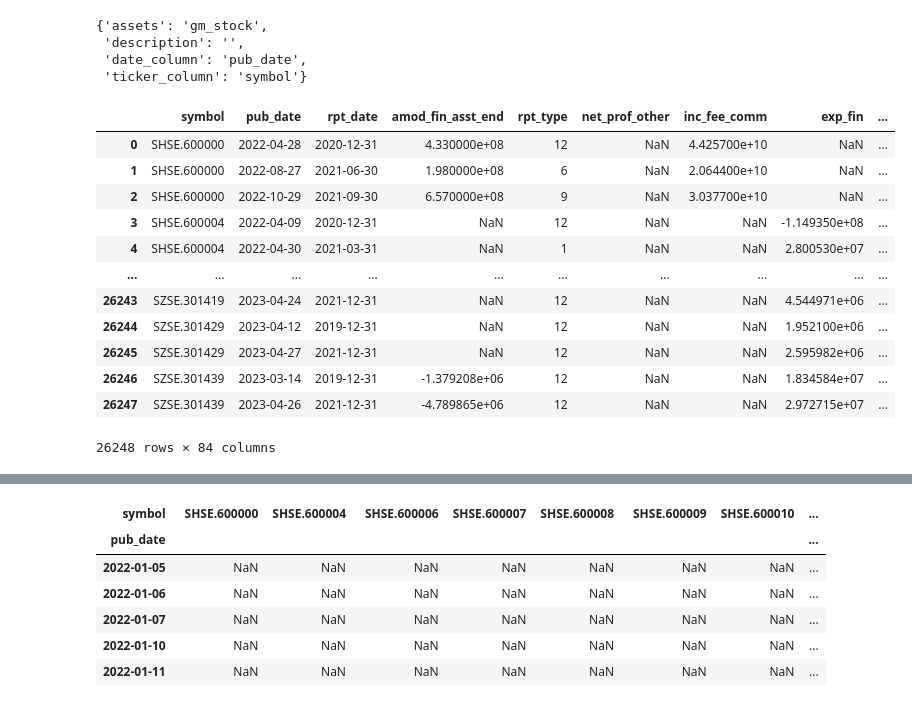
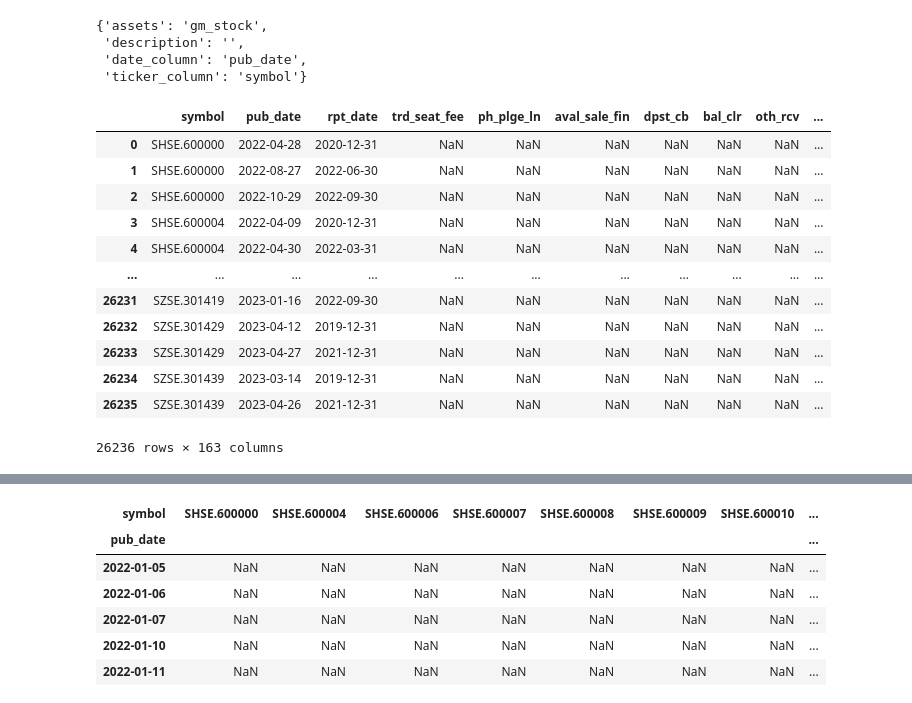
Before and after one commit to KangruiYuan/XQuant, a Jupyter notebook: ModuleTests/BaseTest.ipynb, the cells around one changed output, grey strips where cells are left out. Saved outputs shown, nothing was run; the diff lists cells and outputs as text; code cells hidden in the pictures.

```diff
--- a/ModuleTests/BaseTest.ipynb
+++ b/ModuleTests/BaseTest.ipynb
@@ -59,19 +38,19 @@ Config.datatables['fundamentals_balance']
  'date_column': 'pub_date',
  'ticker_column': 'symbol'}
 # %%
-df = DataAPI.get_data('fundamentals_income', begin='20220101')
+df = DataAPI.get_data('fundamentals_balance', begin='20220101')
 df
 # %% [output]
-|  | symbol | pub_date | rpt_date | amod_fin_asst_end | rpt_type | net_prof_other | inc_fee_comm | exp_fin | ... |
-| 0 | SHSE.600000 | 2022-04-28 | 2020-12-31 | 4.330000e+08 | 12 | NaN | 4.425700e+10 | NaN | ... |
-| 1 | SHSE.600000 | 2022-08-27 | 2021-06-30 | 1.980000e+08 | 6 | NaN | 2.064400e+10 | NaN | ... |
-| 2 | SHSE.600000 | 2022-10-29 | 2021-09-30 | 6.570000e+08 | 9 | NaN | 3.037700e+10 | NaN | ... |
-| 3 | SHSE.600004 | 2022-04-09 | 2020-12-31 | NaN | 12 | NaN | NaN | -1.149350e+08 | ... |
-| 4 | SHSE.600004 | 2022-04-30 | 2021-03-31 | NaN | 1 | NaN | NaN | 2.800530e+07 | ... |
-| ... | ... | ... | ... | ... | ... | ... | ... | ... | ... |
-| 26243 | SZSE.301419 | 2023-04-24 | 2021-12-31 | NaN | 12 | NaN | NaN | 4.544971e+06 | ... |
-| 26244 | SZSE.301429 | 2023-04-12 | 2019-12-31 | NaN | 12 | NaN | NaN | 1.952100e+06 | ... |
-| 26245 | SZSE.301429 | 2023-04-27 | 2021-12-31 | NaN | 12 | NaN | NaN | 2.595982e+06 | ... |
-| 26246 | SZSE.301439 | 2023-03-14 | 2019-12-31 | -1.379208e+06 | 12 | NaN | NaN | 1.834584e+07 | ... |
-| 26247 | SZSE.301439 | 2023-04-26 | 2021-12-31 | -4.789865e+06 | 12 | NaN | NaN | 2.972715e+07 | ... |
+|  | symbol | pub_date | rpt_date | trd_seat_fee | ph_plge_ln | aval_sale_fin | dpst_cb | bal_clr | oth_rcv | ... |
+| 0 | SHSE.600000 | 2022-04-28 | 2020-12-31 | NaN | NaN | NaN | NaN | NaN | NaN | ... |
+| 1 | SHSE.600000 | 2022-08-27 | 2022-06-30 | NaN | NaN | NaN | NaN | NaN | NaN | ... |
+| 2 | SHSE.600000 | 2022-10-29 | 2022-09-30 | NaN | NaN | NaN | NaN | NaN | NaN | ... |
+| 3 | SHSE.600004 | 2022-04-09 | 2020-12-31 | NaN | NaN | NaN | NaN | NaN | NaN | ... |
+| 4 | SHSE.600004 | 2022-04-30 | 2022-03-31 | NaN | NaN | NaN | NaN | NaN | NaN | ... |
+| ... | ... | ... | ... | ... | ... | ... | ... | ... | ... | ... |
+| 26231 | SZSE.301419 | 2023-01-16 | 2022-09-30 | NaN | NaN | NaN | NaN | NaN | NaN | ... |
+| 26232 | SZSE.301429 | 2023-04-12 | 2019-12-31 | NaN | NaN | NaN | NaN | NaN | NaN | ... |
+| 26233 | SZSE.301429 | 2023-04-27 | 2021-12-31 | NaN | NaN | NaN | NaN | NaN | NaN | ... |
+| 26234 | SZSE.301439 | 2023-03-14 | 2019-12-31 | NaN | NaN | NaN | NaN | NaN | NaN | ... |
+| 26235 | SZSE.301439 | 2023-04-26 | 2021-12-31 | NaN | NaN | NaN | NaN | NaN | NaN | ... |
-26248 rows × 84 columns
+26236 rows × 163 columns
```
Also changed, not shown: parts of 4 cells of this notebook, 13 other files.
